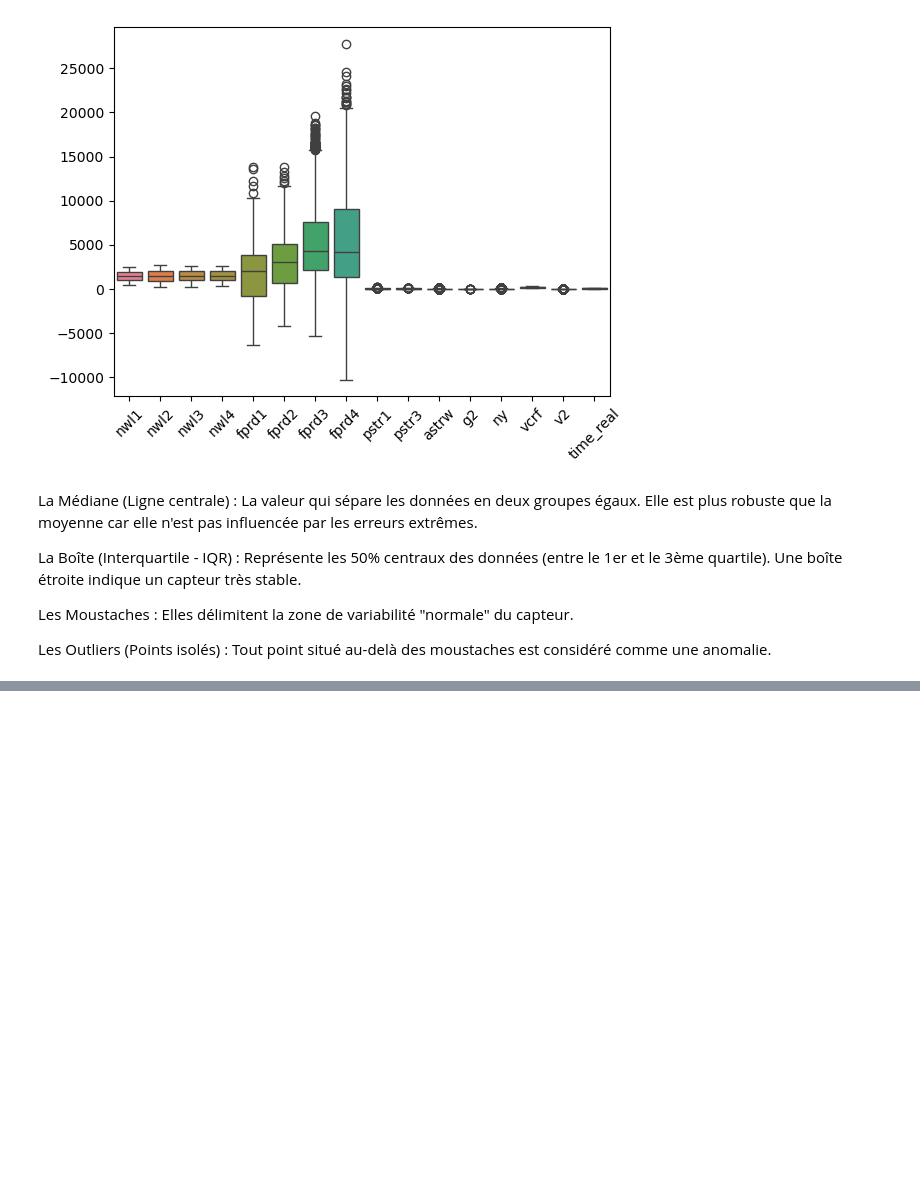
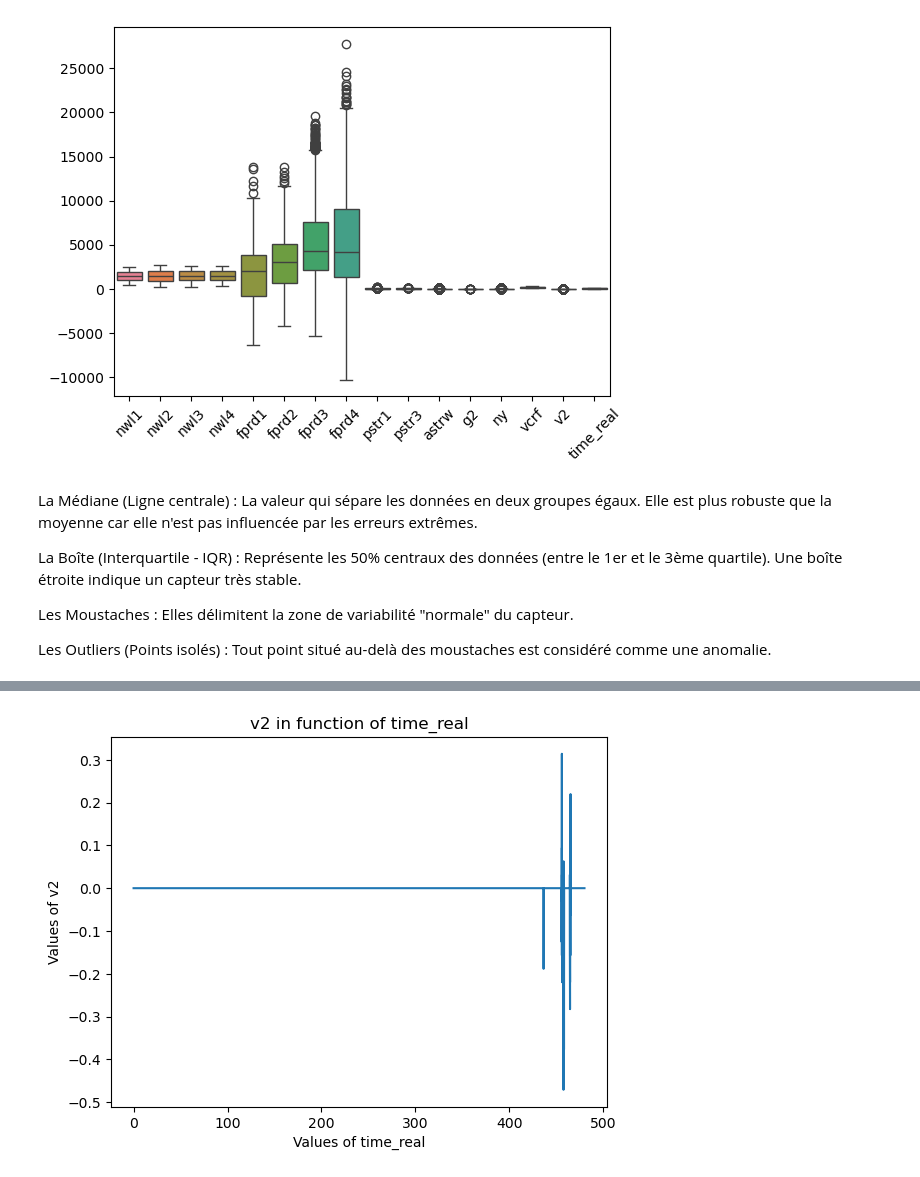
Before and after one commit to lukasfauli/Projet-recheche-INSA-anomaly-detection-librairy, a Jupyter notebook: studies_stats/work01-data_exploration/anl01p2-visualisation.ipynb, the cells around one changed output, grey strips where cells are left out. Drawn from its saved outputs; the diff is of its cells as text; code cells hidden in the pictures; blank space fills up the shorter version.

```diff
--- a/studies_stats/work01-data_exploration/anl01p2-visualisation.ipynb
+++ b/studies_stats/work01-data_exploration/anl01p2-visualisation.ipynb
@@ -107,0 +232,4 @@ Les Outliers (Points isolés) : Tout point situé au-delà des moustaches est co
+# %%
+visualisation.plot(df_anomaly, 'time_real', 'v2')
+# %% [output]
+[figure, added]
```
Also changed, not shown: parts of 9 cells of this notebook, 1 other file.
